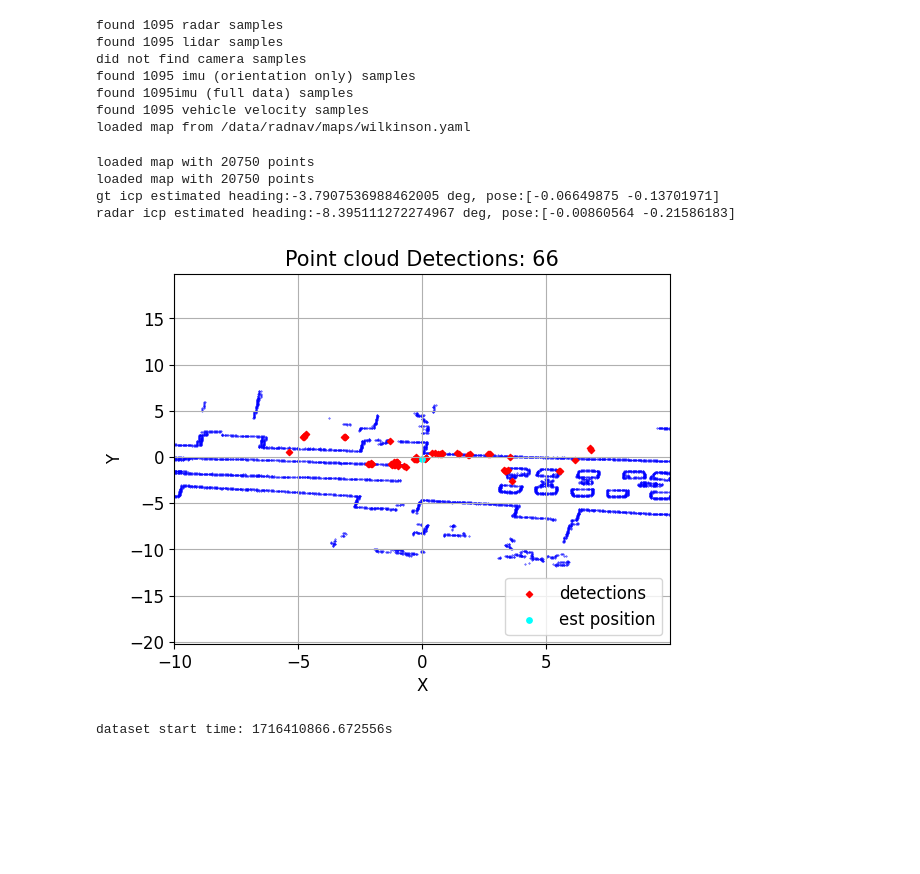
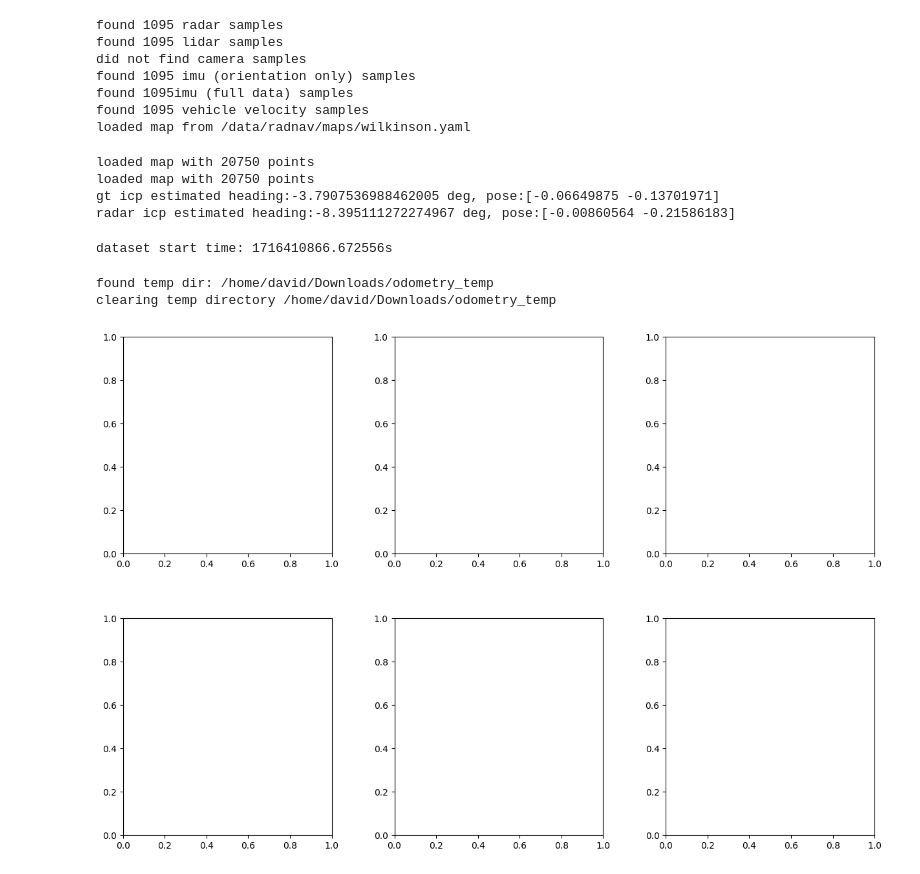
Before and after one commit to davidmhunt/odometry, a Jupyter notebook: notebooks/eval_combined_pc_kalman.ipynb, the cells around one changed output. Drawn from its saved outputs; the diff is of its cells as text; code cells hidden in the pictures; blank space fills up the shorter version.

```diff
--- a/notebooks/eval_combined_pc_kalman.ipynb
+++ b/notebooks/eval_combined_pc_kalman.ipynb
@@ -72,14 +73,13 @@ start_pose = np.array([-0.07,-0.13])
 new_heading_rad,new_pose_m = test_bench.init_localization(
     est_start_heading_rad=start_heading,
     est_start_pose_m=start_pose,
-    show=True
+    show=False
 )
 # %% [output]
 loaded map with 20750 points
 loaded map with 20750 points
 gt icp estimated heading:-3.7907536988462005 deg, pose:[-0.06649875 -0.13701971]
 radar icp estimated heading:-8.395111272274967 deg, pose:[-0.00860564 -0.21586183]
-[figure, removed]
 # %%
 #initialize the kalman filter
 start_time_s = test_bench.get_dataset_start_time(idx=0)
@@ -92,3 +92,17 @@ test_bench.init_filter(
 )
 # %% [output]
 dataset start time: 1716410866.672556s
+# %%
+#initialize the movie maker
+movie_generator = MovieGenerator(
+    temp_dir_path="/home/david/Downloads/odometry_temp"
+)
+movie_generator.initialize_figure(
+    nrows=2,
+    ncols=3,
+    figsize=(15,10)
+)
+# %% [output]
+found temp dir: /home/david/Downloads/odometry_temp
+clearing temp directory /home/david/Downloads/odometry_temp
+[figure, added]
```
Also changed, not shown: parts of 18 cells of this notebook, 6 other files.
